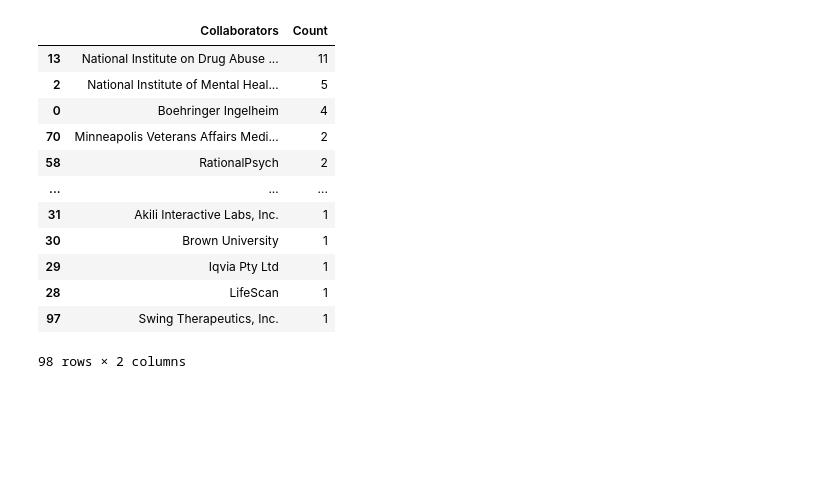
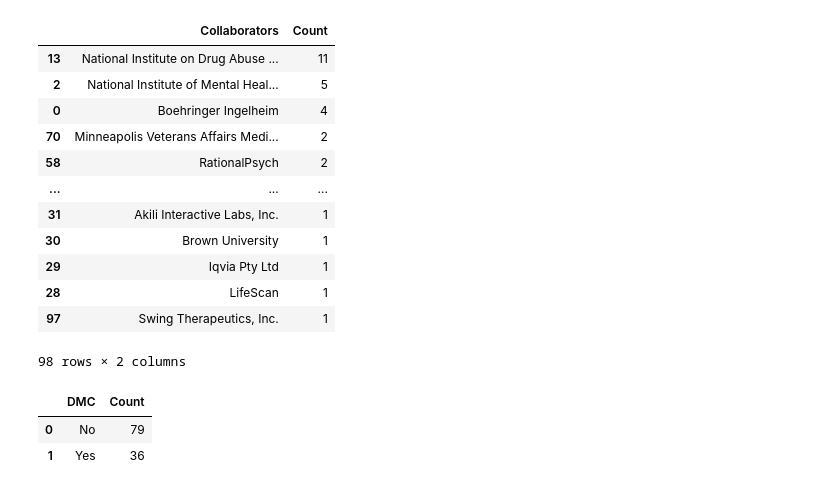
Before and after one commit to UserZetsu/dtx-analysis, a Jupyter notebook: main.ipynb, the cells around one changed output. Cells and saved outputs as stored; diff of their text form; code cells hidden in the pictures; blank space fills up the shorter version.

```diff
--- a/main.ipynb
+++ b/main.ipynb
@@ -105,6 +105,16 @@ collabs
 | 97 | Swing Therapeutics, Inc. | 1 |
 98 rows × 2 columns
 # %%
-# Proportion
-df['why_stopped'].value_counts()
+# Number of studies with DMC
+# DMC = Data Monitoring Committee and is a group important in clinical research in psychiatry because they provide an added layer of protection for vulnerable populations
+# https://pmc.ncbi.nlm.nih.gov/articles/PMC4118004/
+dmc = df['has_dmc'].value_counts()
+dmc = dmc.reset_index()
+dmc.columns = ['DMC', 'Count']
+dmc['DMC'] = dmc['DMC'].replace({True: 'Yes', False: 'No'})
+dmc
+# %% [output]
+|  | DMC | Count |
+| 0 | No | 79 |
+| 1 | Yes | 36 |
 # %%
```
Also changed, not shown: parts of 5 cells of this notebook, 1 other file.
